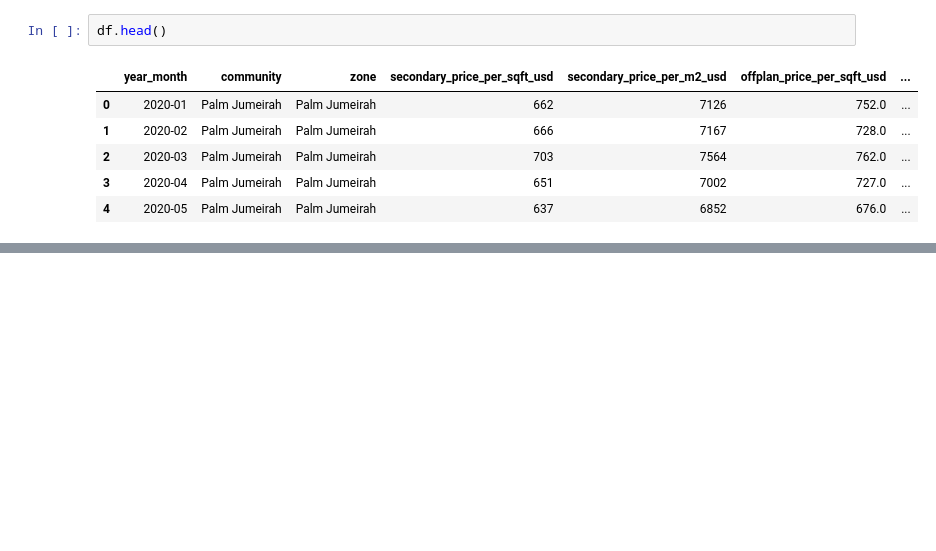
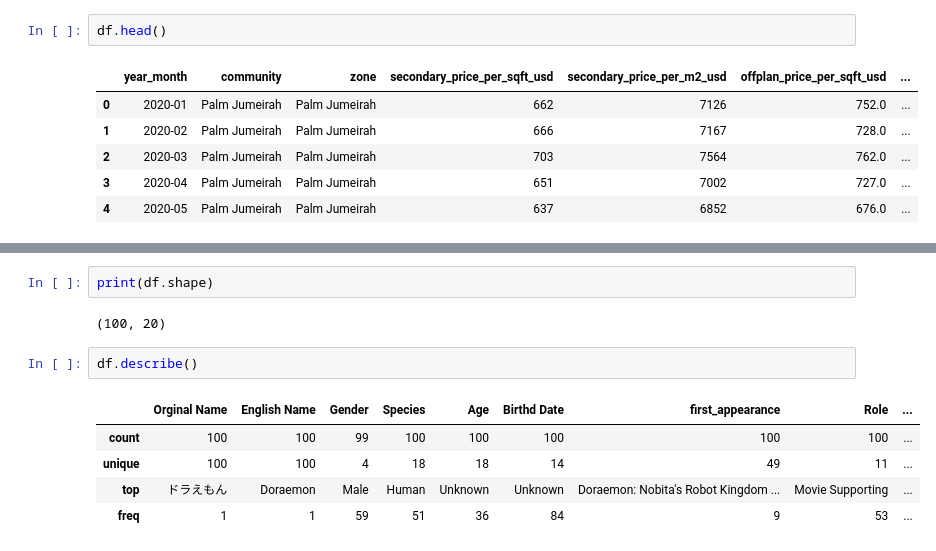
Before and after one commit to mudit-1711/python, a Jupyter notebook: pandas.ipynb, the cells around one changed output, grey strips where cells are left out. Saved outputs shown, nothing was run; the diff lists cells and outputs as text; blank space fills up the shorter version.

```diff
--- a/pandas.ipynb
+++ b/pandas.ipynb
@@ -130,0 +202,12 @@ df=pd.read_csv('')
+# %%
+print(df.shape)
+# %% [output]
+(100, 20)
+# %%
+df.describe()
+# %% [output]
+|  | Orginal Name | English Name | Gender | Species | Age | Birthd Date | first_appearance | Role | ... |
+| count | 100 | 100 | 99 | 100 | 100 | 100 | 100 | 100 | ... |
+| unique | 100 | 100 | 4 | 18 | 18 | 14 | 49 | 11 | ... |
+| top | ドラえもん | Doraemon | Male | Human | Unknown | Unknown | Doraemon: Nobita's Robot Kingdom ... | Movie Supporting | ... |
+| freq | 1 | 1 | 59 | 51 | 36 | 84 | 9 | 53 | ... |
```
Also changed, not shown: parts of 9 cells of this notebook, 1 other file.
